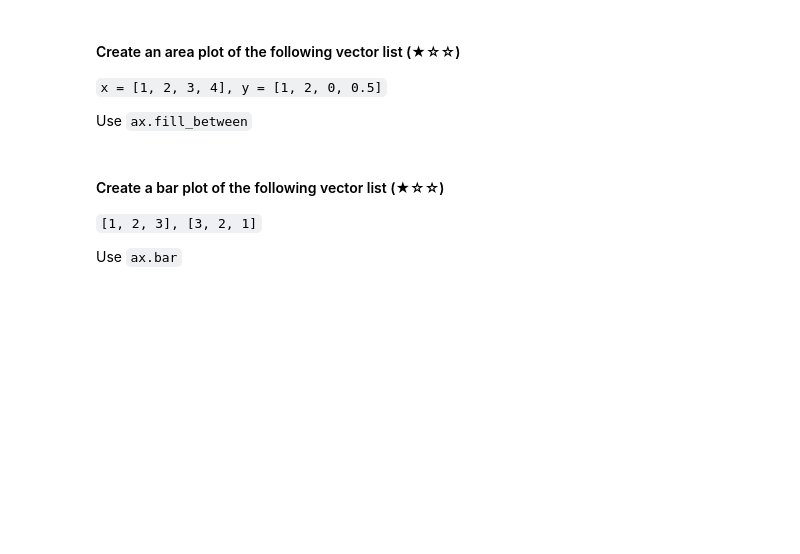
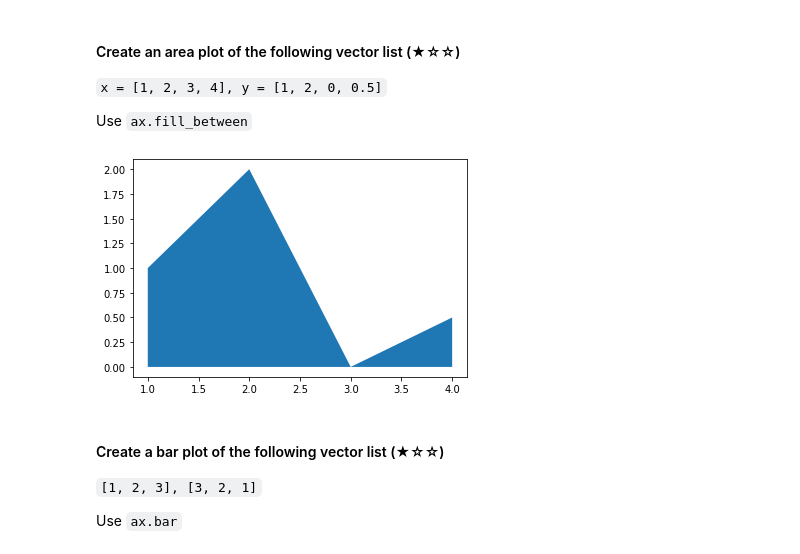
Before and after one commit to martina-nu/GoogleCollab, a Jupyter notebook: 04-matplotlib/04.1-Intro-to-Matplotlib.ipynb, the cells around one changed output. Drawn from its saved outputs; the diff is of its cells as text; code cells hidden in the pictures; blank space fills up the shorter version.

```diff
--- a/04-matplotlib/04.1-Intro-to-Matplotlib.ipynb
+++ b/04-matplotlib/04.1-Intro-to-Matplotlib.ipynb
@@ -61,6 +87,17 @@ Use `ax.plot`
 `x = [1, 2, 3, 4], y = [1, 2, 0, 0.5]`
 
 Use `ax.fill_between`
+# %%
+x = [1, 2, 3, 4]
+y = [1, 2, 0, 0.5]
+
+fig, ax = plt.subplots()
+ax.fill_between(x,y)
+
+
+plt.show()
+# %% [output]
+[figure, added]
 # %% [markdown]
 #### Create a bar plot of the following vector list (★☆☆)
 `[1, 2, 3], [3, 2, 1]`
```
Also changed, not shown: parts of 20 cells of this notebook.
